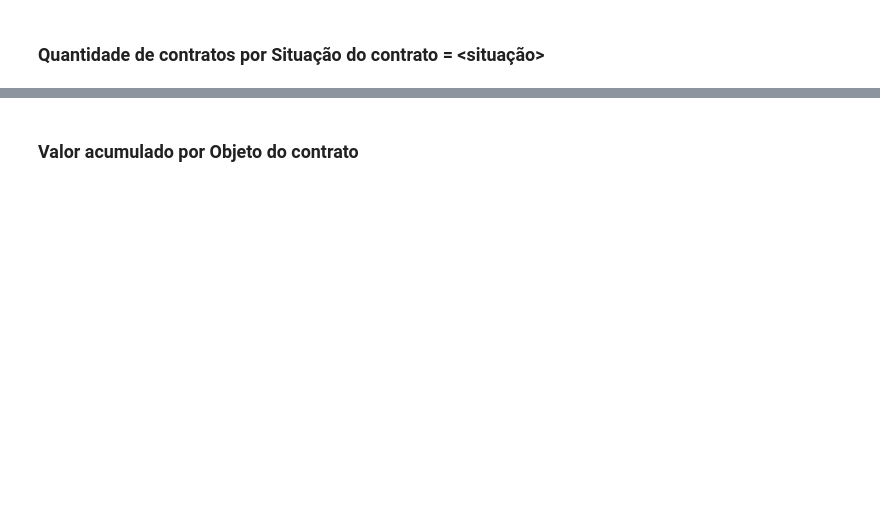
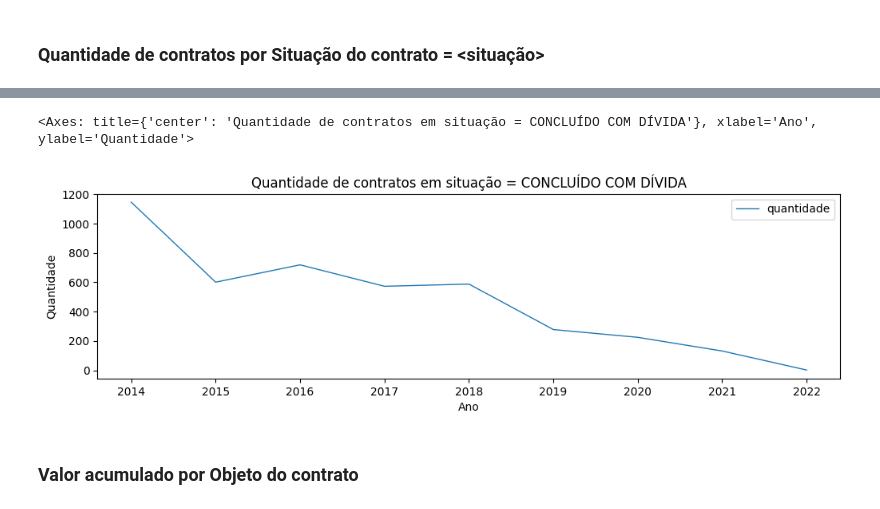
Before and after one commit to kandarpagalas/processamento-dados-api-contratos-gov-ce, a Jupyter notebook: Trabalho Processamento de dados.ipynb, the cells around one changed output, grey strips where cells are left out. Cells and saved outputs as stored; diff of their text form; code cells hidden in the pictures; blank space fills up the shorter version.

```diff
--- a/Trabalho Processamento de dados.ipynb
+++ b/Trabalho Processamento de dados.ipynb
@@ -402,9 +468,20 @@ df_count_situacao_situacao
 # %%
-plt.plot(
-    df_count_situacao_situacao["year"],
-    df_count_situacao_situacao["quantidade"],
-    color='black'
-    , linewidth=2, markersize=12)
+reduce = df_count_situacao_situacao.plot(
+    kind = "line",
+    x = "year",
+    y = ["quantidade"],
+    figsize = (12,3),
+    title = f"Quantidade de contratos em situação = {situacao}",
+    xlabel= "Ano",
+    ylabel= "Quantidade",
+    linewidth=1,
+    markersize=12
+)
+
+reduce
+# %% [output]
+<Axes: title={'center': 'Quantidade de contratos em situação = CONCLUÍDO COM DÍVIDA'}, xlabel='Ano', ylabel='Quantidade'>
+[figure, added]
 # %% [markdown]
 ### Valor acumulado por Objeto do contrato
 # %%
```
Also changed, not shown: parts of 22 cells of this notebook.
